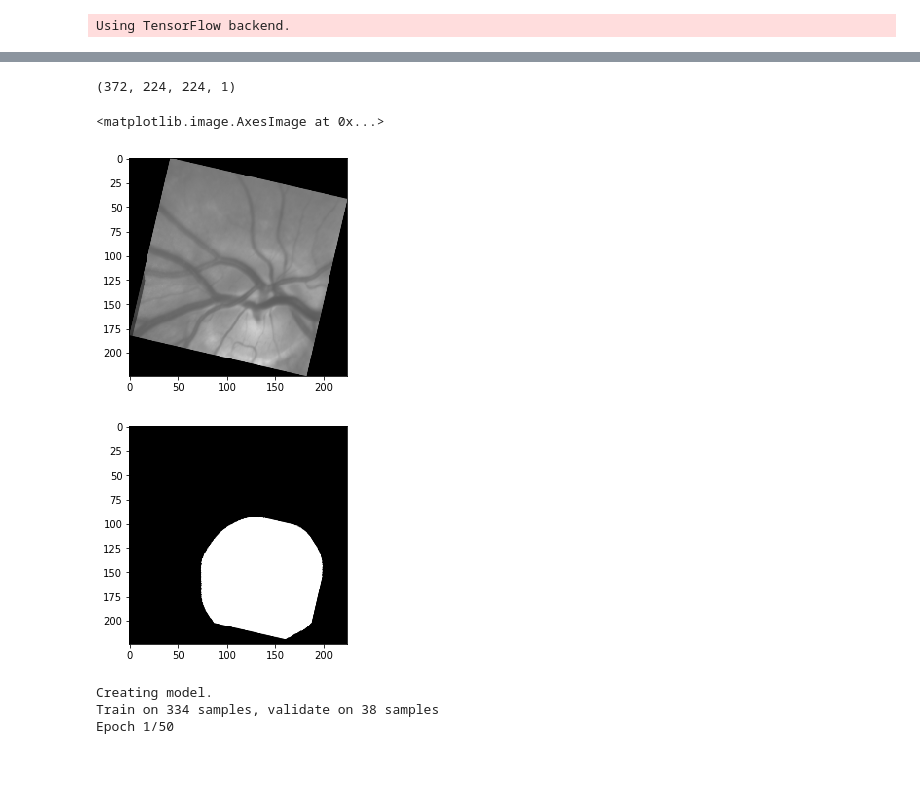
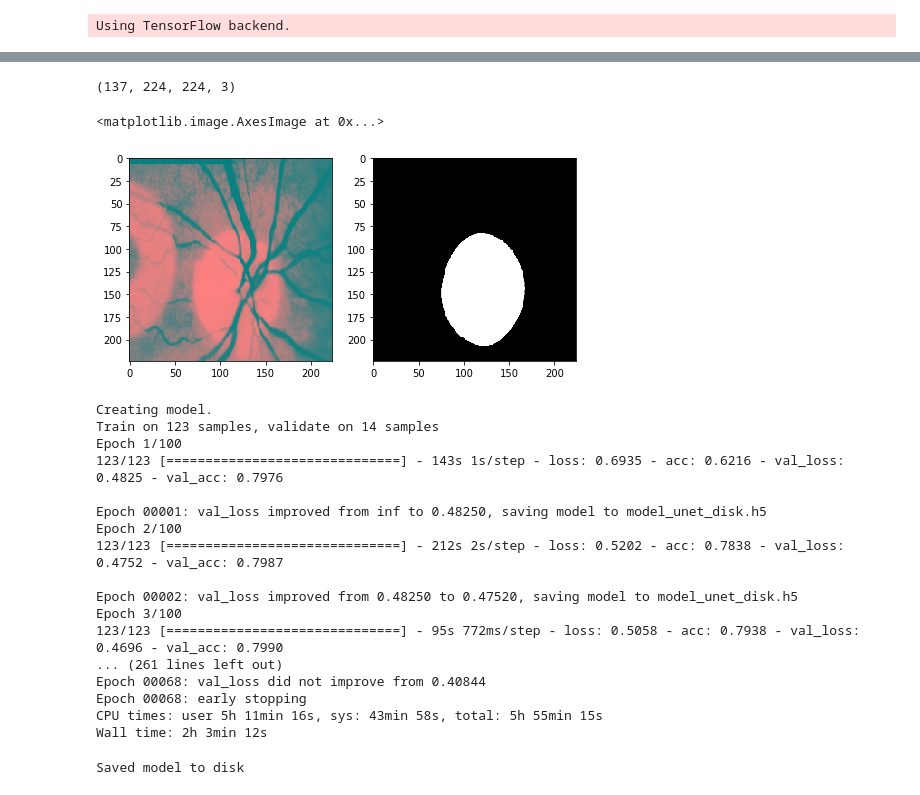
Before and after one commit to AndreaR23/vessel_segmentation, a Jupyter notebook: UNET_Test_optic_disk.ipynb, the cells around one changed output, grey strips where cells are left out. Cells and saved outputs as stored; diff of their text form; code cells hidden in the pictures; blank space fills up the shorter version.

```diff
--- a/UNET_Test_optic_disk.ipynb
+++ b/UNET_Test_optic_disk.ipynb
@@ -17,17 +17,17 @@ from time import time
 # %% [output]
 Using TensorFlow backend.
 # %%
-#path_to_imgs = '/home/ajuska/Dokumenty/Skola/diplomka/disk_data/imgs/'
-#path_to_masks = '/home/ajuska/Dokumenty/Skola/diplomka/disk_data/masks/'
+path_to_imgs = '/home/ajuska/Dokumenty/Skola/diplomka/disk/imgs/'
+path_to_masks = '/home/ajuska/Dokumenty/Skola/diplomka/disk/masks/'
 
-path_to_imgs = '/media/ubmi/DATA3/rozhonova/data/disk_data/imgs/'
-path_to_masks = '/media/ubmi/DATA3/rozhonova/data/disk_data/masks/'
+# path_to_imgs = '/media/ubmi/DATA3/rozhonova/data/disk_data/imgs/'
+# path_to_masks = '/media/ubmi/DATA3/rozhonova/data/disk_data/masks/'
 
 img_height = 224
 img_width = 224
 img_channels = 3
 
-image_utils = ImageUtils(path_to_imgs, path_to_masks, img_height, img_width)
+image_utils = ImageUtils(path_to_imgs, path_to_masks, img_height, img_width, architecture='unet')
 imgs_masks = image_utils.get_preprocessed_images()
 
 #data_augmentor = DataAugmentation(imgs_masks, how_many=1)
@@ -60,32 +59,55 @@ Extending database.
 # %%
-rainX = np.array([x/255 for x in train_imgs])
+trainX = np.array([x/255 for x in train_imgs])
 trainY = np.array([np.expand_dims(x/255 , axis=-1) for x in train_masks])
 # %%
-trainY.shape
+trainX.shape
 # %% [output]
-(372, 224, 224, 1)
+(137, 224, 224, 3)
 # %%
 plt.figure(figsize=(8,8))
 plt.subplot(121)
-plt.imshow(trainX[11])
+plt.imshow(trainX[22], cmap='gray')
 plt.subplot(122)
-plt.imshow(np.squeeze(trainY[11]), cmap='gray')
+plt.imshow(np.squeeze(trainY[22]), cmap='gray')
 # %% [output]
 <matplotlib.image.AxesImage at 0x...>
-[figure, old version]
+[figure, new version]
-[figure, removed]
 # %%
 %%time
 unet = Unet(img_height=img_height, img_width=img_width, img_channels=img_channels)
 model = unet.create_model()
 earlystopper = EarlyStopping(patience=5, verbose=1)
-checkpointer = ModelCheckpoint('model-test.h5', verbose=1, save_best_only=True)
-results = model.fit(trainX, trainY, validation_split=0.1, batch_size=32, epochs=50,
+checkpointer = ModelCheckpoint('model_unet_disk.h5', verbose=1, save_best_only=True)
+results = model.fit(trainX, trainY, validation_split=0.1, batch_size=32, epochs=100,
                     callbacks=[earlystopper, checkpointer])
 # %% [output]
 Creating model.
-Train on 334 samples, validate on 38 samples
-Epoch 1/50
+Train on 123 samples, validate on 14 samples
+Epoch 1/100
+123/123 [==============================] - 143s 1s/step - loss: 0.6935 - acc: 0.6216 - val_loss: 0.4825 - val_acc: 0.7976
+
+Epoch 00001: val_loss improved from inf to 0.48250, saving model to model_unet_disk.h5
+Epoch 2/100
+123/123 [==============================] - 212s 2s/step - loss: 0.5202 - acc: 0.7838 - val_loss: 0.4752 - val_acc: 0.7987
+
+Epoch 00002: val_loss improved from 0.48250 to 0.47520, saving model to model_unet_disk.h5
+Epoch 3/100
+123/123 [==============================] - 95s 772ms/step - loss: 0.5058 - acc: 0.7938 - val_loss: 0.4696 - val_acc: 0.7990
+... (261 lines left out)
+Epoch 00068: val_loss did not improve from 0.40844
+Epoch 00068: early stopping
+CPU times: user 5h 11min 16s, sys: 43min 58s, total: 5h 55min 15s
+Wall time: 2h 3min 12s
+# %%
+# serialize model to JSON
+model_json = model.to_json()
+with open("model_unet_disk_lab.json", "w") as json_file:
+    json_file.write(model_json)
+# serialize weights to HDF5
+model.save_weights("model_unet_disk_lab.h5")
+print("Saved model to disk")
+# %% [output]
+Saved model to disk
 # %%
 plt.figure(figsize=(8, 8))
 plt.title("Learning curve")
```
Also changed, not shown: parts of 18 cells of this notebook, 4 other files.
